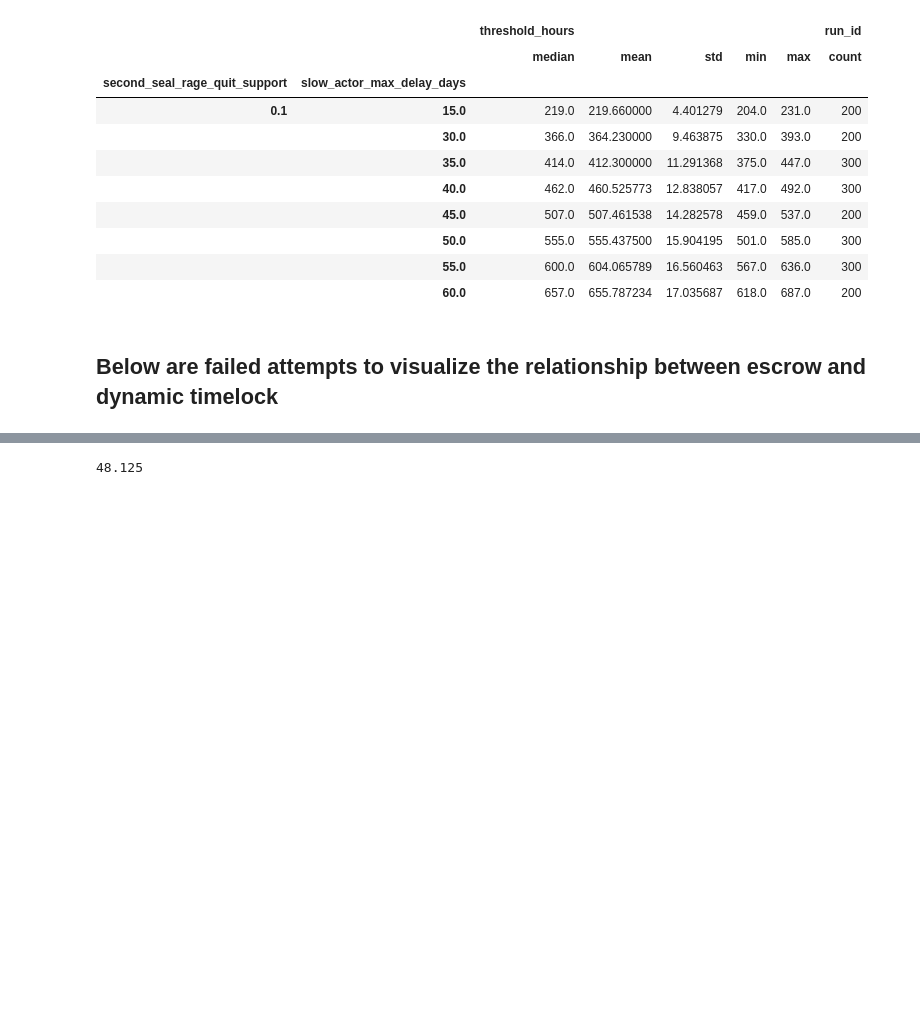
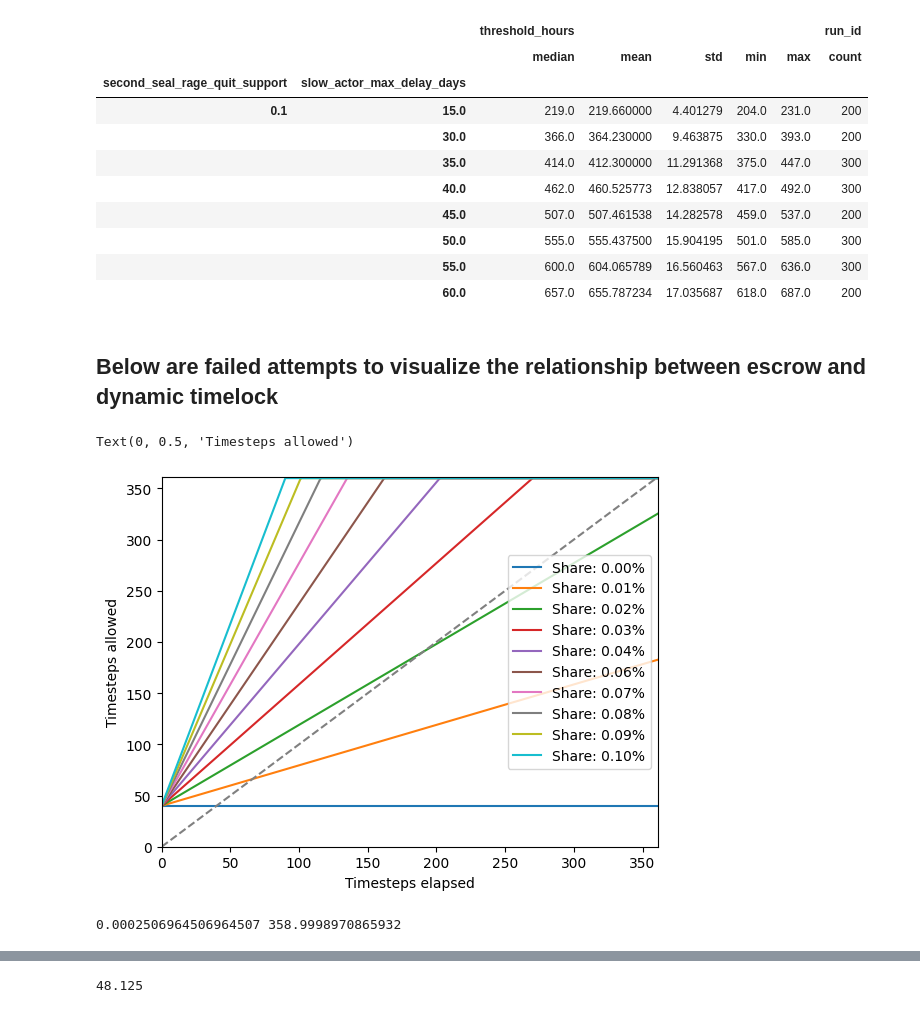
Before and after one commit to collectif-dao/dg-research, a Jupyter notebook: experiments/notebooks/clean_notebook_ragequit_slowactors_delay_sweep.ipynb, the cells around one changed output, grey strips where cells are left out. Drawn from its saved outputs; the diff is of its cells as text; code cells hidden in the pictures; blank space fills up the shorter version.

```diff
--- a/experiments/notebooks/clean_notebook_ragequit_slowactors_delay_sweep.ipynb
+++ b/experiments/notebooks/clean_notebook_ragequit_slowactors_delay_sweep.ipynb
@@ -74,0 +72,49 @@ good_run = timestep_data_df_full_with_params[timestep_data_df_full_with_params['
+# %%
+tr1 = 0.01
+tr2 = 0.1
+
+t_max = 45 # days
+t_min = 5 # days
+
+t_min_timesteps = t_min * 24 / 3
+
+dt_by_des = (t_max - t_min) / (tr2 - tr1) # days per full share
+
+dt_by_des_timesteps = dt_by_des * 24 / 3 # timesteps (timestep = 3 hours, day = 24 hours = 24 / 3 timesteps, timestep = 3 / 24 days)
+
+def get_dynamic_timesteps(share):
+    return (np.minimum(tr2, share) - tr1) * (t_max - t_min) * (24 / 3) / (tr2 - tr1)
+# %%
+timesteps = np.arange(400)
+
+for share in np.linspace(0, 0.001, 10):
+    plt.plot(timesteps, t_min_timesteps + get_dynamic_timesteps(0.01 + share * timesteps), label=f'Share: {share * 100:.2f}%')
+
+plt.plot(timesteps, timesteps, color='gray', linestyle='--')
+plt.legend()
+
+
+plt.ylim(0, t_max * 24 / 3 + 1)
+plt.xlim(0, t_max * 24 / 3 + 1)
+plt.xlabel('Timesteps elapsed')
+plt.ylabel('Timesteps allowed')
+# %% [output]
+Text(0, 0.5, 'Timesteps allowed')
+[figure, added]
+# %%
+max_share = 0.03 / 100
+
+minimal_share = 10000
+for share in np.linspace(0, max_share, 1000000)[1:][::-1]:
+    timesteps_needed = 0.09 / share
+    timesteps = np.arange(timesteps_needed + 1)
+    timesteps_allowed = t_min_timesteps + get_dynamic_timesteps(0.01 + share * timesteps)
+    if (timesteps_allowed > timesteps).all():
+        minimal_share = share
+    else:
+        break
+
+timesteps_needed = 0.09 / minimal_share
+print(minimal_share, timesteps_needed)
+# %% [output]
+0.0002506964506964507 358.9998970865932
```
Also changed, not shown: parts of 7 cells of this notebook.
